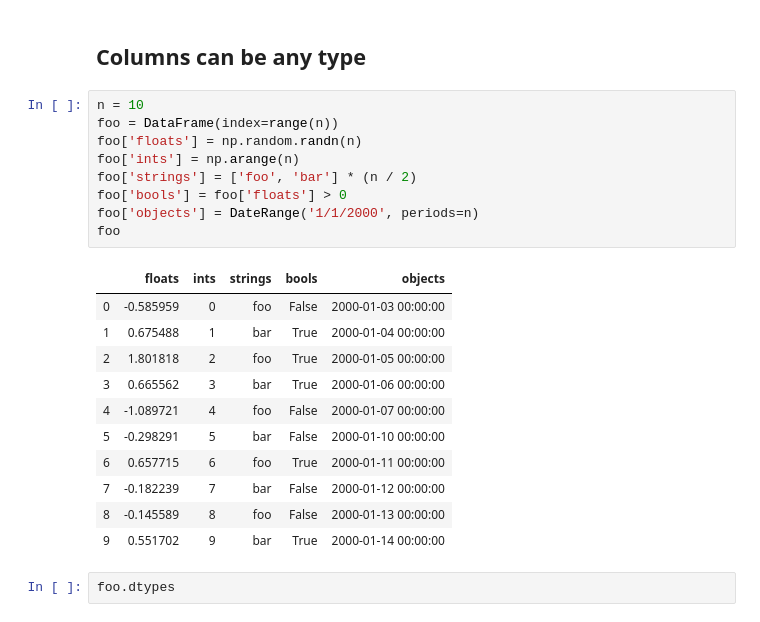
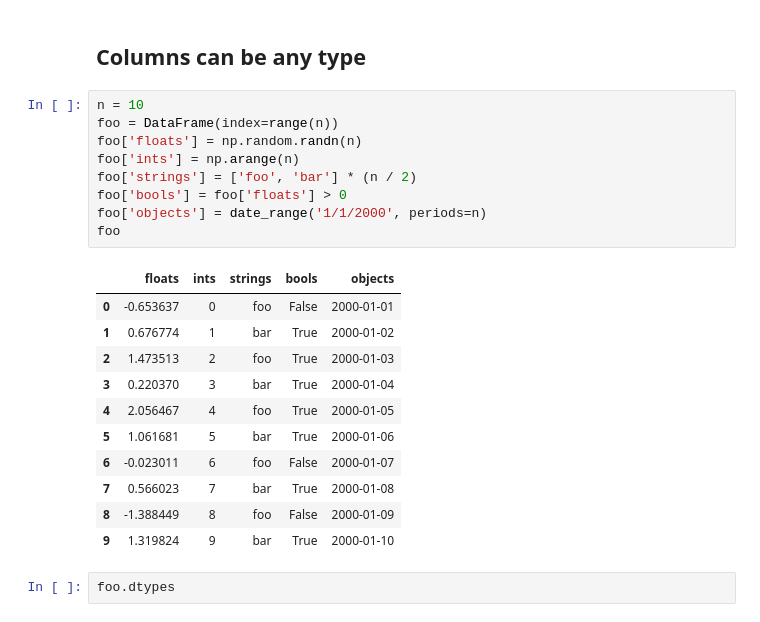
Before and after one commit to wulsin/pandas-exercises, a Jupyter notebook: Basics.ipynb, the cells around one changed output. Saved outputs shown, nothing was run; the diff lists cells and outputs as text.

Commit message:
Fixed another DateRange problem

```diff
--- a/Basics.ipynb
+++ b/Basics.ipynb
@@ -518,24 +618,24 @@ Columns can be any type
 # %%
 n = 10
 foo = DataFrame(index=range(n))
 foo['floats'] = np.random.randn(n)
 foo['ints'] = np.arange(n)
 foo['strings'] = ['foo', 'bar'] * (n / 2)
 foo['bools'] = foo['floats'] > 0
-foo['objects'] = DateRange('1/1/2000', periods=n)
+foo['objects'] = date_range('1/1/2000', periods=n)
 foo
 # %% [output]
 |  | floats | ints | strings | bools | objects |
-| 0 | -0.585959 | 0 | foo | False | 2000-01-03 00:00:00 |
-| 1 | 0.675488 | 1 | bar | True | 2000-01-04 00:00:00 |
-| 2 | 1.801818 | 2 | foo | True | 2000-01-05 00:00:00 |
-| 3 | 0.665562 | 3 | bar | True | 2000-01-06 00:00:00 |
-| 4 | -1.089721 | 4 | foo | False | 2000-01-07 00:00:00 |
-| 5 | -0.298291 | 5 | bar | False | 2000-01-10 00:00:00 |
-| 6 | 0.657715 | 6 | foo | True | 2000-01-11 00:00:00 |
-| 7 | -0.182239 | 7 | bar | False | 2000-01-12 00:00:00 |
-| 8 | -0.145589 | 8 | foo | False | 2000-01-13 00:00:00 |
-| 9 | 0.551702 | 9 | bar | True | 2000-01-14 00:00:00 |
+| 0 | -0.653637 | 0 | foo | False | 2000-01-01 |
+| 1 | 0.676774 | 1 | bar | True | 2000-01-02 |
+| 2 | 1.473513 | 2 | foo | True | 2000-01-03 |
+| 3 | 0.220370 | 3 | bar | True | 2000-01-04 |
+| 4 | 2.056467 | 4 | foo | True | 2000-01-05 |
+| 5 | 1.061681 | 5 | bar | True | 2000-01-06 |
+| 6 | -0.023011 | 6 | foo | False | 2000-01-07 |
+| 7 | 0.566023 | 7 | bar | True | 2000-01-08 |
+| 8 | -1.388449 | 8 | foo | False | 2000-01-09 |
+| 9 | 1.319824 | 9 | bar | True | 2000-01-10 |
 # %%
 foo.dtypes
 # %% [output]
```
Also changed, not shown: parts of 15 cells of this notebook.
